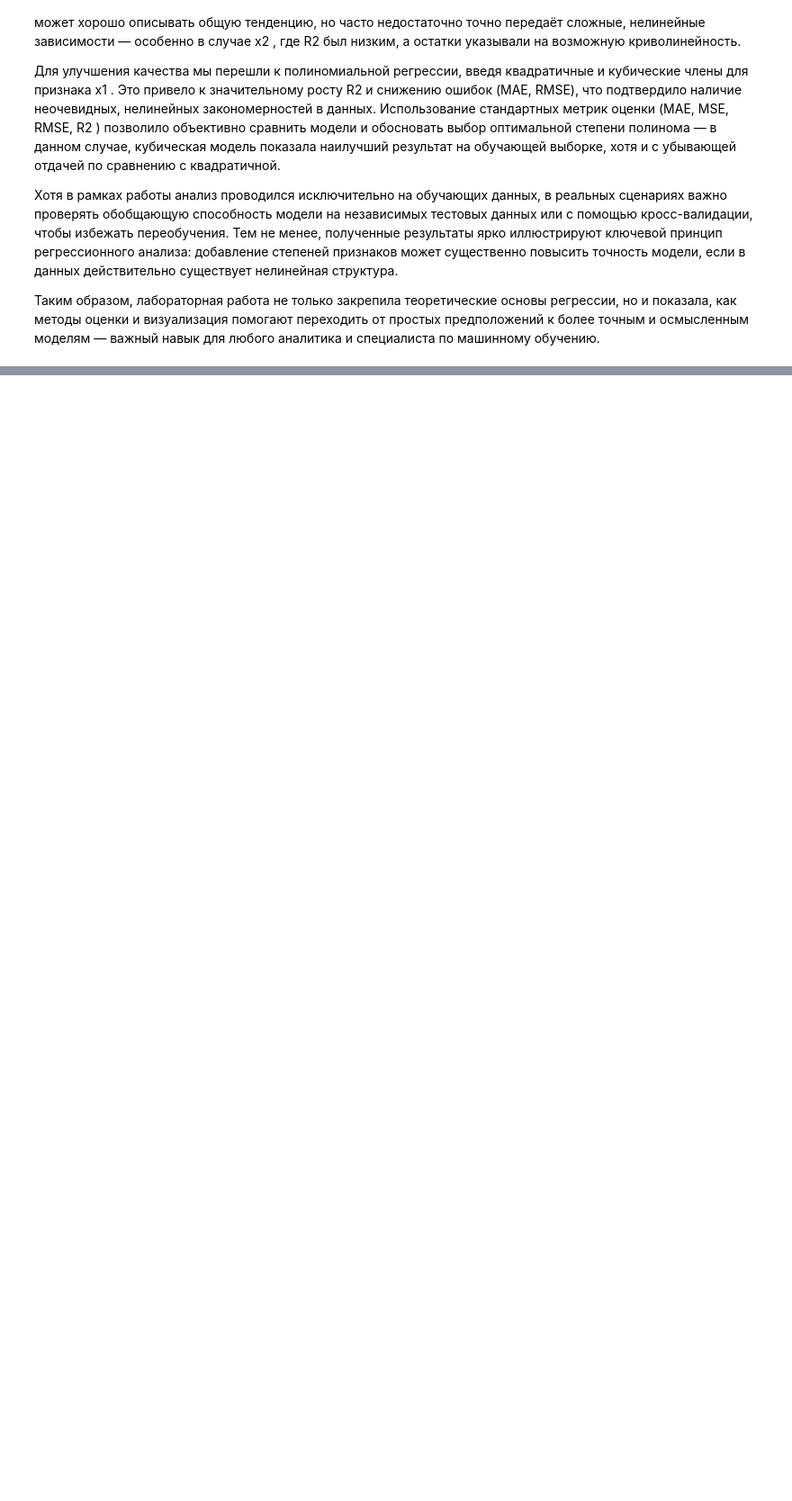
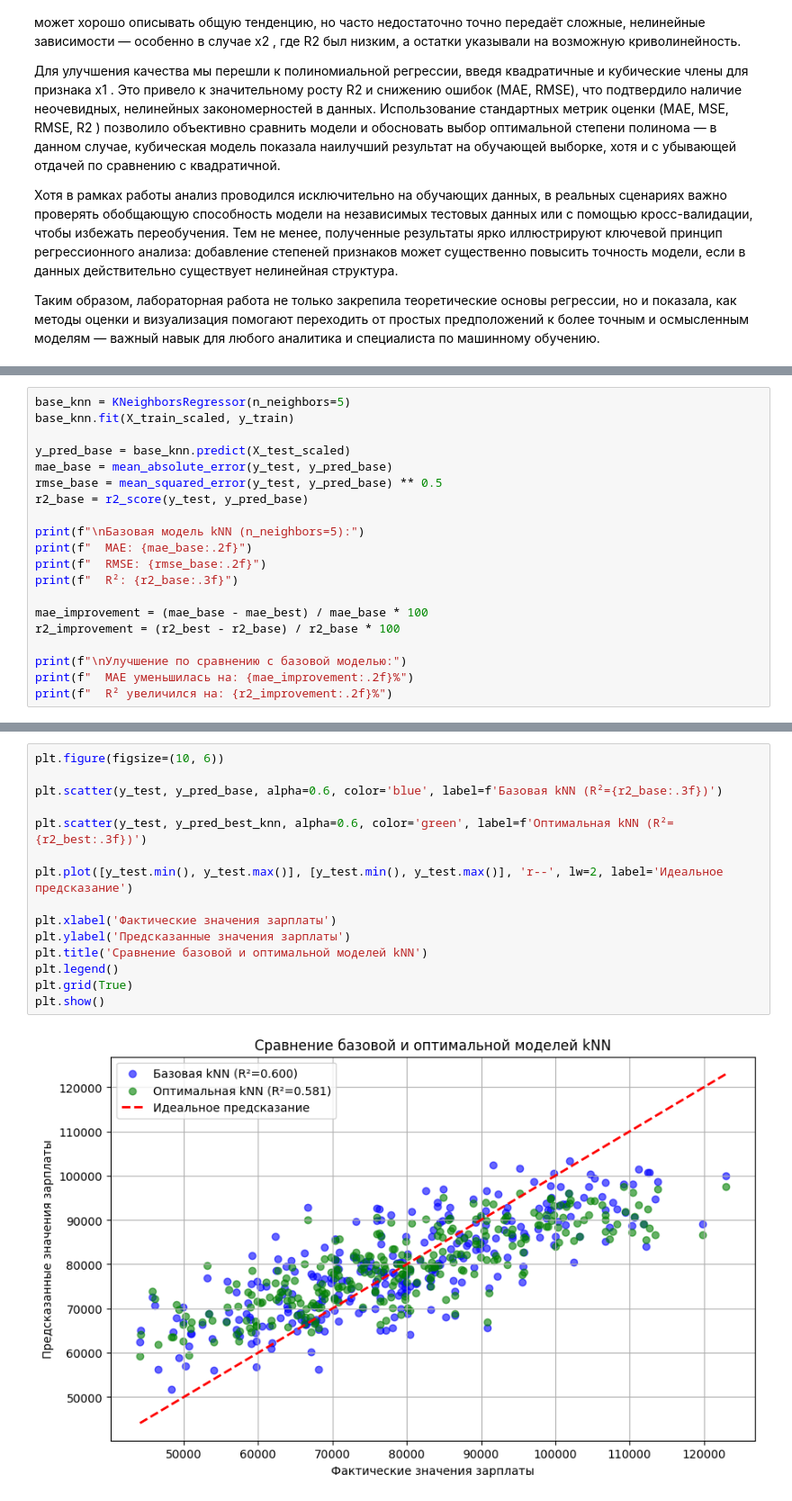
Before and after one commit to ascom8/data_analysis, a Jupyter notebook: LR3_Smirnov_10.ipynb, the cells around one changed output, grey strips where cells are left out. Shown at 90% size. Saved outputs shown, nothing was run; the diff lists cells and outputs as text; blank space fills up the shorter version.

```diff
--- a/LR3_Smirnov_10.ipynb
+++ b/LR3_Smirnov_10.ipynb
@@ -904,0 +978,20 @@ kNN (k=5) - MAE: 8427.51, RMSE: 10513.42, R^2: 0.600
+# %%
+base_knn = KNeighborsRegressor(n_neighbors=5)
+base_knn.fit(X_train_scaled, y_train)
+
+y_pred_base = base_knn.predict(X_test_scaled)
+mae_base = mean_absolute_error(y_test, y_pred_base)
+rmse_base = mean_squared_error(y_test, y_pred_base) ** 0.5
+r2_base = r2_score(y_test, y_pred_base)
+
+print(f"\nБазовая модель kNN (n_neighbors=5):")
+print(f"  MAE: {mae_base:.2f}")
+print(f"  RMSE: {rmse_base:.2f}")
+print(f"  R²: {r2_base:.3f}")
+
+mae_improvement = (mae_base - mae_best) / mae_base * 100
+r2_improvement = (r2_best - r2_base) / r2_base * 100
+
+print(f"\nУлучшение по сравнению с базовой моделью:")
+print(f"  MAE уменьшилась на: {mae_improvement:.2f}%")
+print(f"  R² увеличился на: {r2_improvement:.2f}%")
@@ -904,0 +1009,17 @@ kNN (k=5) - MAE: 8427.51, RMSE: 10513.42, R^2: 0.600
+# %%
+plt.figure(figsize=(10, 6))
+
+plt.scatter(y_test, y_pred_base, alpha=0.6, color='blue', label=f'Базовая kNN (R²={r2_base:.3f})')
+
+plt.scatter(y_test, y_pred_best_knn, alpha=0.6, color='green', label=f'Оптимальная kNN (R²={r2_best:.3f})')
+
+plt.plot([y_test.min(), y_test.max()], [y_test.min(), y_test.max()], 'r--', lw=2, label='Идеальное предсказание')
+
+plt.xlabel('Фактические значения зарплаты')
+plt.ylabel('Предсказанные значения зарплаты')
+plt.title('Сравнение базовой и оптимальной моделей kNN')
+plt.legend()
+plt.grid(True)
+plt.show()
+# %% [output]
+[figure, added]
```
Also changed, not shown: parts of 10 cells of this notebook.
